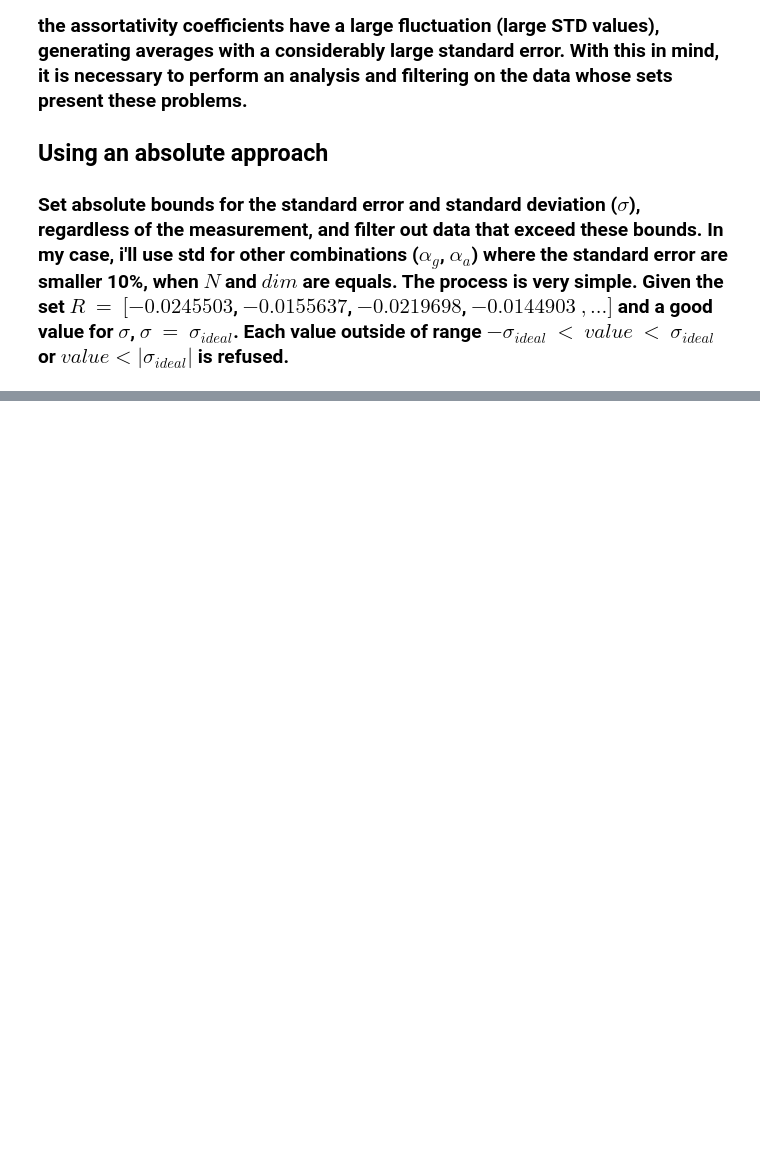
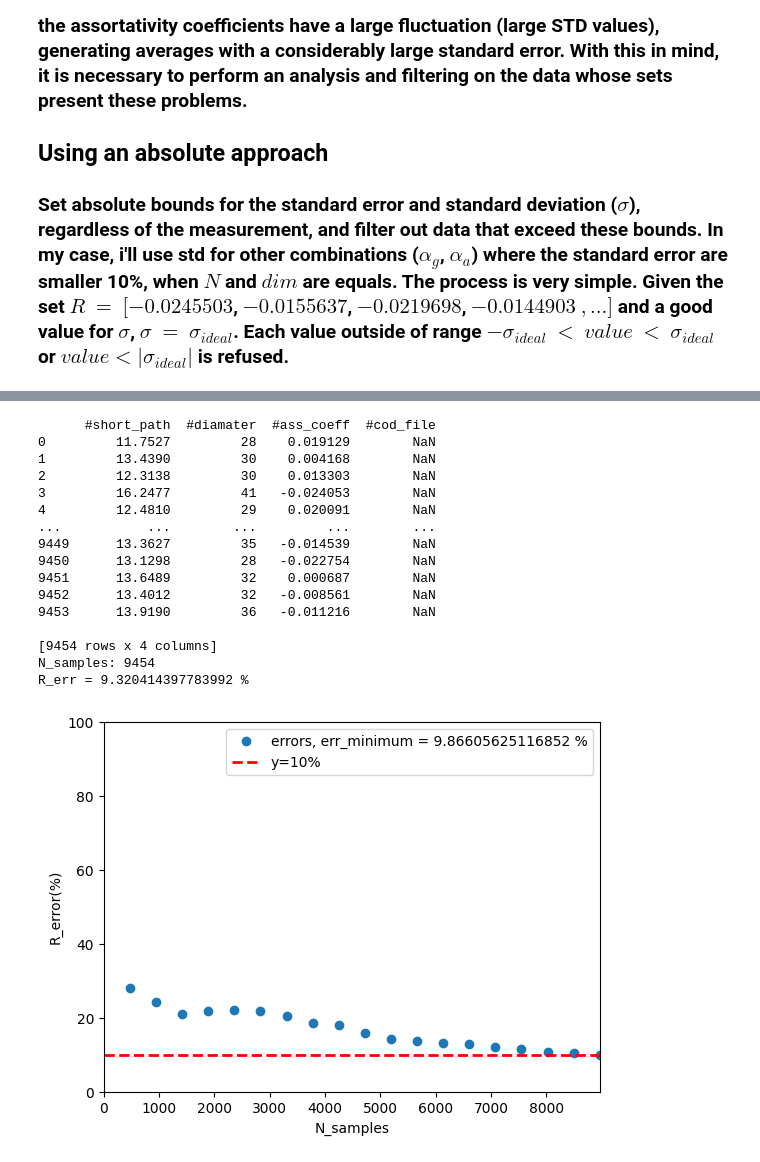
Before and after one commit to JuniorAlencar/SpatialPreferential, a Jupyter notebook: scripts/jupyter/fixing_data.ipynb, the cells around one changed output, grey strips where cells are left out. Cells and saved outputs as stored; diff of their text form; code cells hidden in the pictures; blank space fills up the shorter version.

```diff
--- a/scripts/jupyter/fixing_data.ipynb
+++ b/scripts/jupyter/fixing_data.ipynb
@@ -338,0 +586,69 @@ Index: []
+# %%
+n, dim, alpha_a, alpha_g = 5000, 1, 3.0, 2.0
+file_path = f"../../data_2/N_{n}/dim_{dim}/alpha_a_{alpha_a}_alpha_g_{alpha_g}/properties_set.txt"
+# Criar um DataFrame
+#df = pd.read_csv(path_file, sep=' ')
+df = pd.read_csv(file_path, delim_whitespace=True)
+R = df["#ass_coeff"]
+print(df)
+num_samples = float(len(R))
+num_points = 20
+divisions = int(num_samples // num_points)
+width = [(0,i*divisions) for i in range(1,num_points)]
+
+R_err = []
+R_mean = []
+R_std = []
+n_samples = []
+C_V = []
+
+for i in range(len(width)):
+    R_err.append(R[0:width[i][1]].sem())
+    R_mean.append(R[0:width[i][1]].mean())
+
+    r_std = abs(R[0:width[i][1]].std())
+    r_mean = abs(R[0:width[i][1]].mean())
+    R_std.append(r_std)
+    #print(r_std, r_mean)
+    #C_V.append((/)*100)
+    n_samples.append(len(R[0:width[i][1]]))
+
+#print(R_std)
+#print(R_mean)
+#print(R_err)
+print("N_samples:", len(R))
+print(f"R_err = {abs(R.sem()/R.mean())*100} %" )
+percent = [abs(i/j)*100 for i,j in zip(R_err, R_mean)]
+#print([i/j for i,j in zip(R_err, R_mean)])
+#plt.plot(n_samples, R_err,'o', label='errors')
+plt.plot(n_samples, percent,'o', label=f'errors, err_minimum = {min(percent)} %')
+plt.axhline(y=10, color='red', linestyle='--', linewidth=2, label="y=10%")  # Linha horizontal
+#plt.plot(n_samples, R_mean,'o', label='means')
+#plt.plot(n_samples, C_V,'o', label='means')
+#plt.axhline(y=np.mean(np.array(C_V)), xmin=min(n_samples),xmax=max(n_samples))
+plt.ylabel("R_error(%)")
+plt.xlabel("N_samples")
+plt.ylim([0, 100])
+plt.xlim([0, width[-1][1]])
+plt.legend()
+#plt.xscale("log")
+#plt.savefig("CV_n_samples.pdf")
+plt.show()
+# %% [output]
+      #short_path  #diamater  #ass_coeff  #cod_file
+0         11.7527         28    0.019129        NaN
+1         13.4390         30    0.004168        NaN
+2         12.3138         30    0.013303        NaN
+3         16.2477         41   -0.024053        NaN
+4         12.4810         29    0.020091        NaN
+...           ...        ...         ...        ...
+9449      13.3627         35   -0.014539        NaN
+9450      13.1298         28   -0.022754        NaN
+9451      13.6489         32    0.000687        NaN
+9452      13.4012         32   -0.008561        NaN
+9453      13.9190         36   -0.011216        NaN
+
+[9454 rows x 4 columns]
+N_samples: 9454
+R_err = 9.320414397783992 %
+[figure, added]
```
Also changed, not shown: parts of 25 cells of this notebook, 11 other files.
